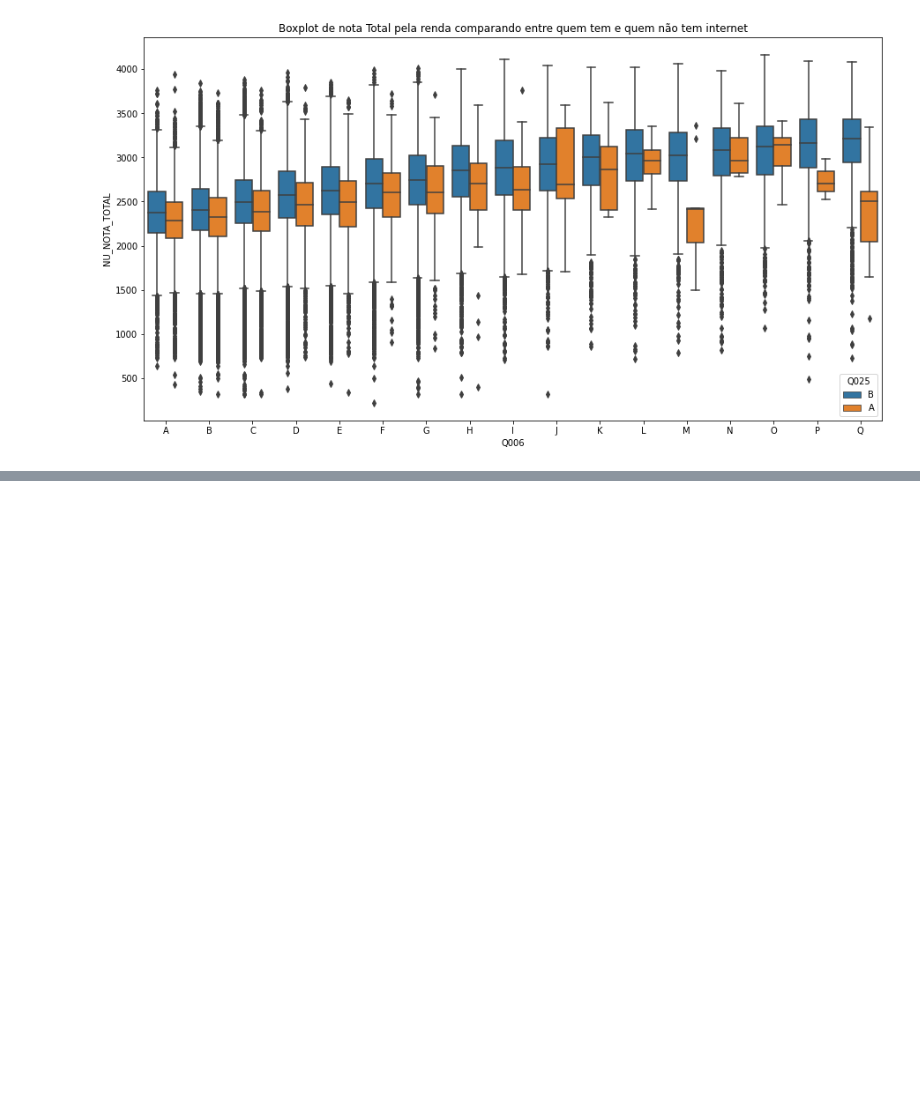
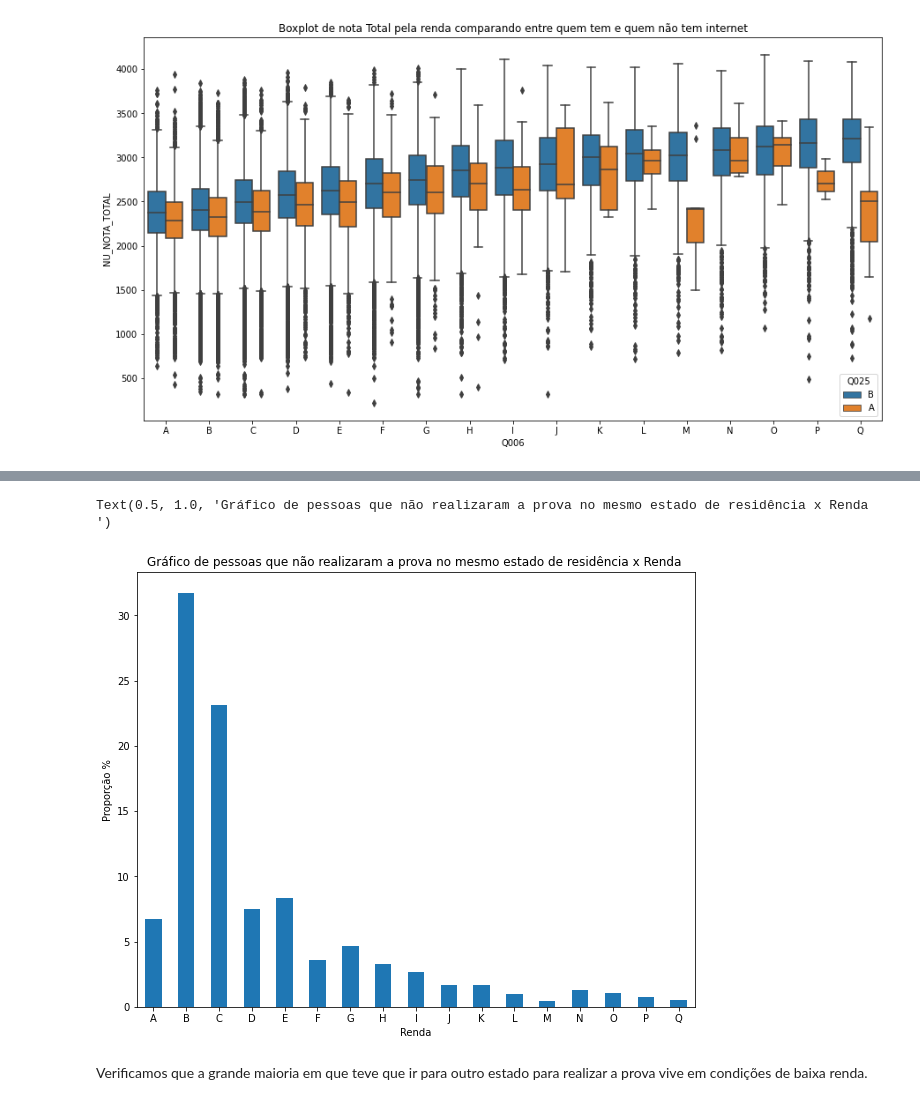
Before and after one commit to victorsantanaa/imersaoDadosAlura, a Jupyter notebook: Desafios_Aula_02.ipynb, the cells around one changed output, grey strips where cells are left out. Cells and saved outputs as stored; diff of their text form; code cells hidden in the pictures; blank space fills up the shorter version.

```diff
--- a/Desafios_Aula_02.ipynb
+++ b/Desafios_Aula_02.ipynb
@@ -232,0 +283,10 @@ Text(0.5, 1.0, 'Boxplot de nota Total pela renda comparando entre quem tem e que
+# %%
+pessoas_de_outro_estado = dados.query("SG_UF_PROVA != SG_UF_RESIDENCIA")["Q006"].value_counts(normalize = True).sort_index() * 100
+
+pessoas_de_outro_estado.plot.bar(xlabel = "Renda", ylabel = "Proporção %", rot = 0, figsize = (10,8))
+plt.title("Gráfico de pessoas que não realizaram a prova no mesmo estado de residência x Renda ")
+# %% [output]
+Text(0.5, 1.0, 'Gráfico de pessoas que não realizaram a prova no mesmo estado de residência x Renda ')
+[figure, added]
+# %% [markdown]
+Verificamos que a grande maioria em que teve que ir para outro estado para realizar a prova vive em condições de baixa renda.
```
Also changed, not shown: parts of 9 cells of this notebook.
